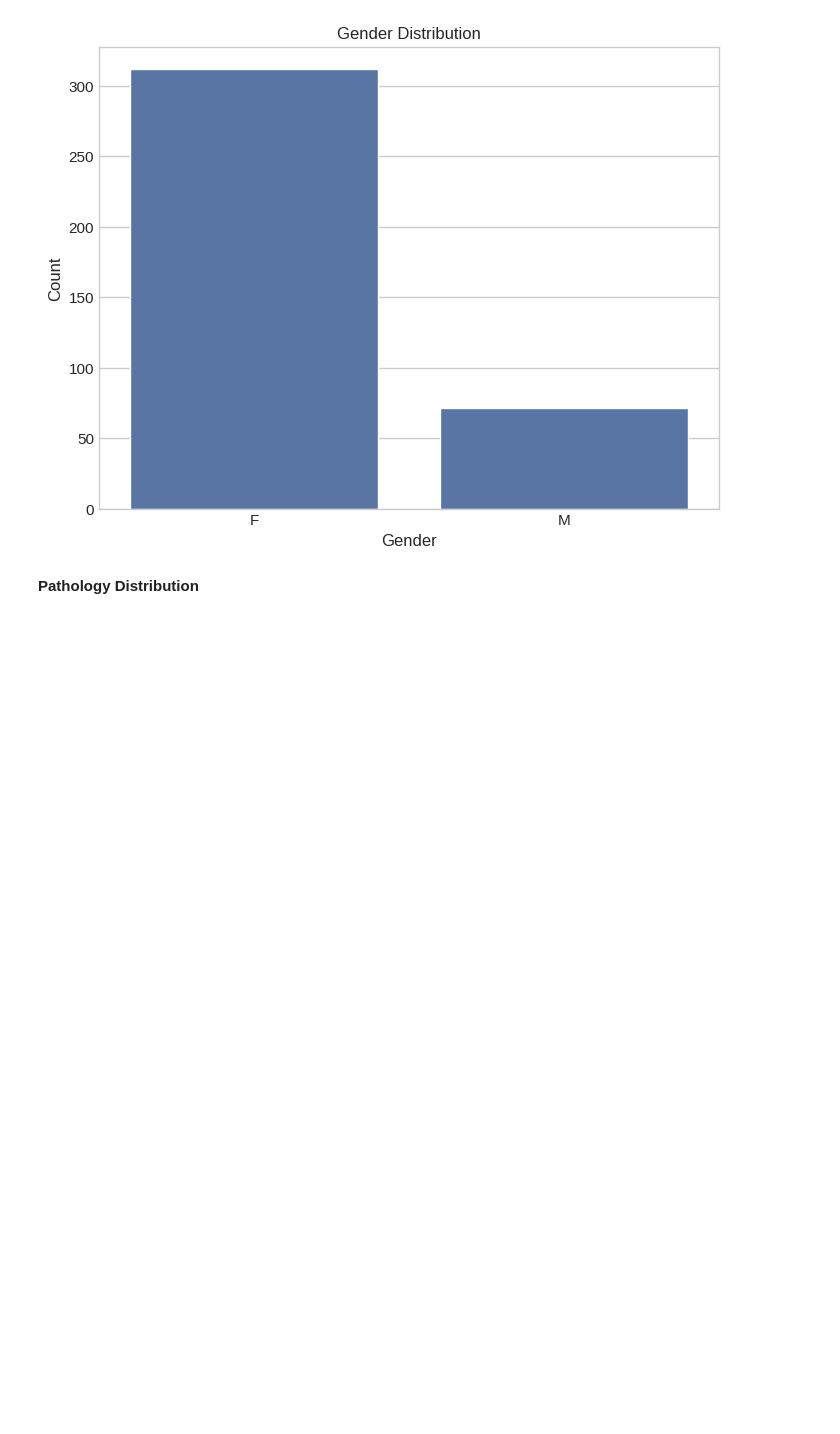
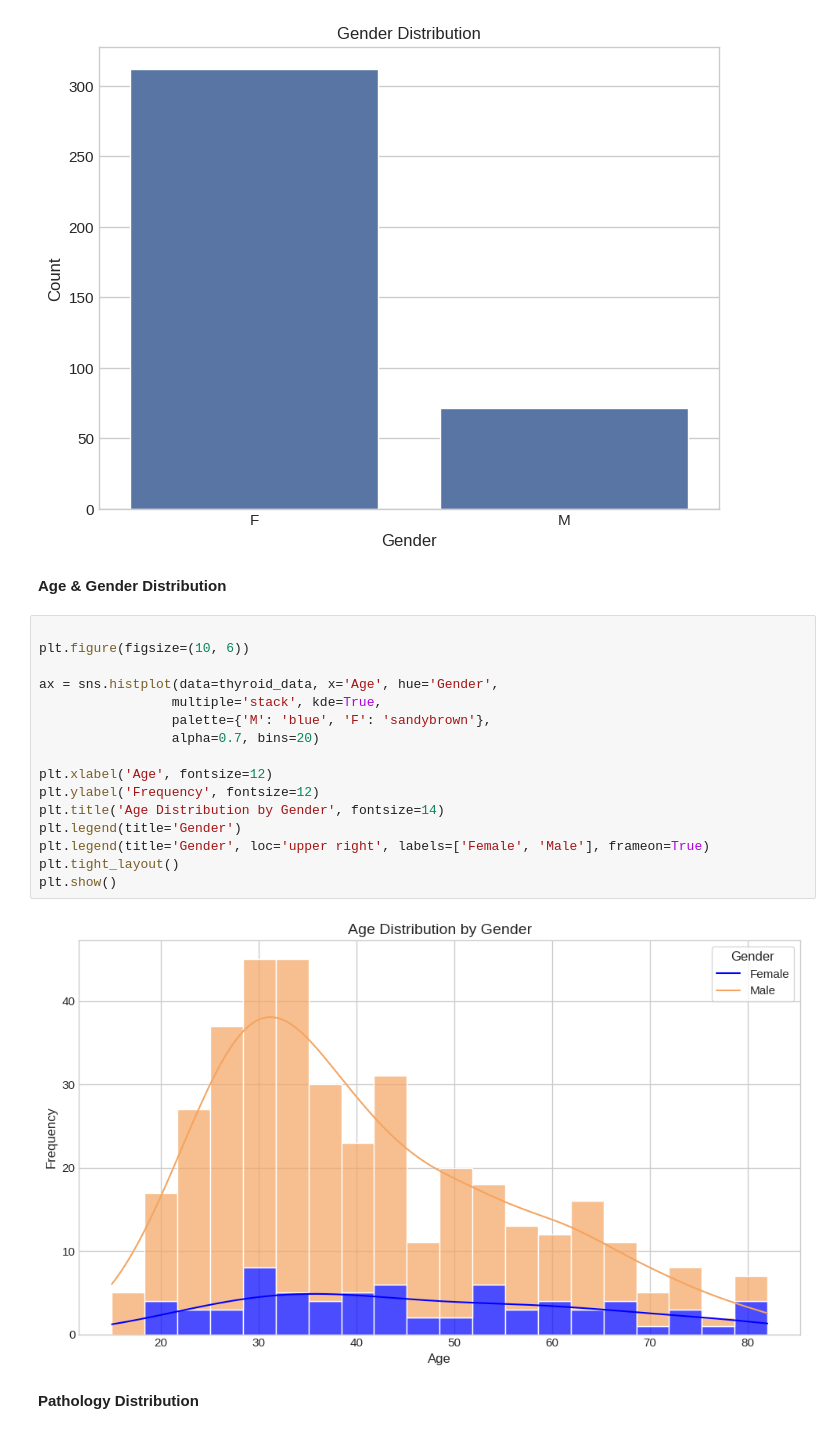
Before and after one commit to doom-boy/Thyroid-Cancer-Analysis, a Jupyter notebook: thyroid_cancer_analysis.ipynb, the cells around one changed output. Saved outputs shown, nothing was run; the diff lists cells and outputs as text; blank space fills up the shorter version.

```diff
--- a/thyroid_cancer_analysis.ipynb
+++ b/thyroid_cancer_analysis.ipynb
@@ -196,6 +214,26 @@ plt.ylabel('Count')
 plt.show()
 # %% [output]
 [figure]
+# %% [markdown]
+**Age & Gender Distribution**
+# %%
+
+plt.figure(figsize=(10, 6))
+
+ax = sns.histplot(data=thyroid_data, x='Age', hue='Gender',
+                 multiple='stack', kde=True,
+                 palette={'M': 'blue', 'F': 'sandybrown'},
+                 alpha=0.7, bins=20)
+
+plt.xlabel('Age', fontsize=12)
+plt.ylabel('Frequency', fontsize=12)
+plt.title('Age Distribution by Gender', fontsize=14)
+plt.legend(title='Gender')
+plt.legend(title='Gender', loc='upper right', labels=['Female', 'Male'], frameon=True)
+plt.tight_layout()
+plt.show()
+# %% [output]
+[figure, added]
 # %% [markdown]
 **Pathology Distribution**
 # %%
```
Also changed, not shown: parts of 33 cells of this notebook.
